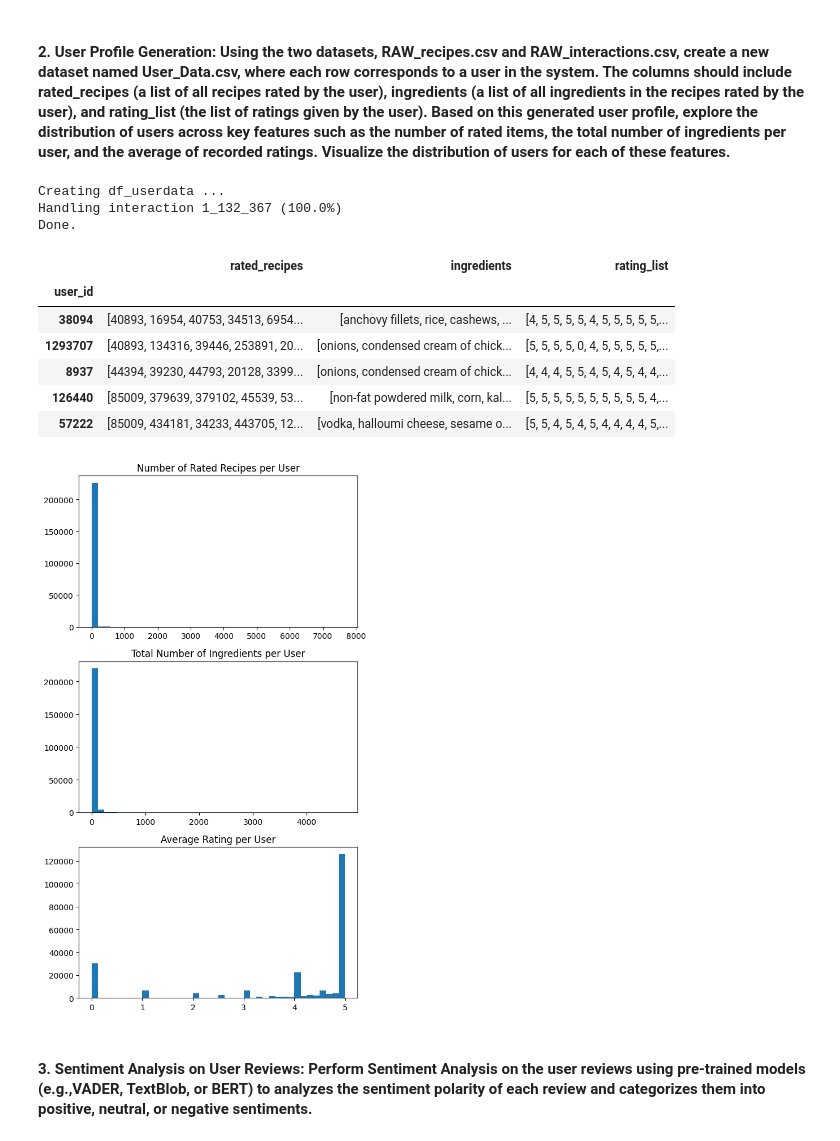
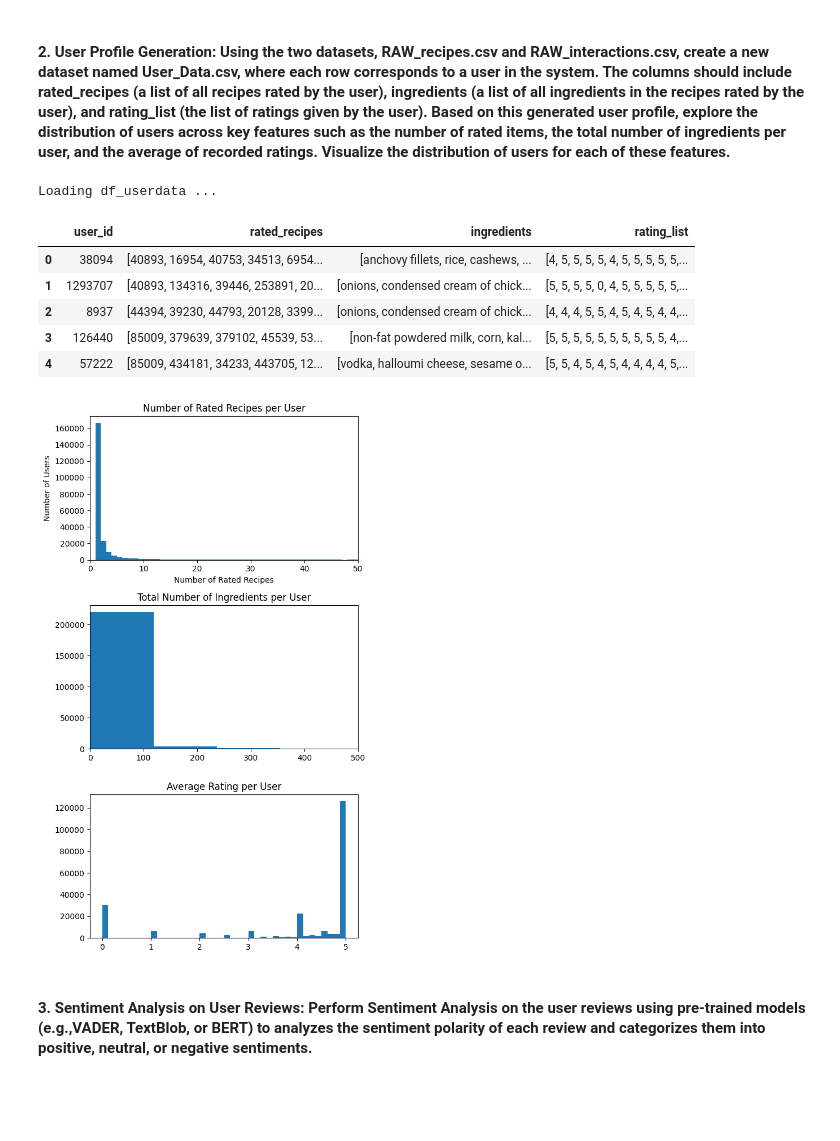
Before and after one commit to MattThePerson/NLP_Project_2024, a Jupyter notebook: pau_notebook.ipynb, the cells around one changed output. Saved outputs shown, nothing was run; the diff lists cells and outputs as text; code cells hidden in the pictures; blank space fills up the shorter version.

```diff
--- a/pau_notebook.ipynb
+++ b/pau_notebook.ipynb
@@ -75,6 +75,7 @@ for i, key in enumerate(['n_tags', 'n_ingredients', 'n_steps']):
     ax[i].hist(df_recipes[key], bins=40)
     ax[i].set_title(f'Distribution of {key.replace("_", " ").capitalize()}')
     ax[i].set_xlabel(key)
+    ax[i].set_xlim([0,50])
     ax[i].set_ylabel('Number of Recipes')
 plt.tight_layout()
 plt.show()
@@ -115,35 +116,36 @@ else:
     df_userdata = pd.read_csv(userdata_fn, converters=converters)
 df_userdata.head()
 # %% [output]
-Creating df_userdata ...
-Handling interaction 1_132_367 (100.0%)
-Done.
+Loading df_userdata ...
-|  | rated_recipes | ingredients | rating_list |
-| user_id |  |  |  |
-| 38094 | [40893, 16954, 40753, 34513, 6954... | [anchovy fillets, rice, cashews, ... | [4, 5, 5, 5, 5, 4, 5, 5, 5, 5, 5,... |
-| 1293707 | [40893, 134316, 39446, 253891, 20... | [onions, condensed cream of chick... | [5, 5, 5, 5, 0, 4, 5, 5, 5, 5, 5,... |
-| 8937 | [44394, 39230, 44793, 20128, 3399... | [onions, condensed cream of chick... | [4, 4, 4, 5, 5, 4, 5, 4, 5, 4, 4,... |
-| 126440 | [85009, 379639, 379102, 45539, 53... | [non-fat powdered milk, corn, kal... | [5, 5, 5, 5, 5, 5, 5, 5, 5, 5, 4,... |
-| 57222 | [85009, 434181, 34233, 443705, 12... | [vodka, halloumi cheese, sesame o... | [5, 5, 4, 5, 4, 5, 4, 4, 4, 4, 5,... |
+|  | user_id | rated_recipes | ingredients | rating_list |
+| 0 | 38094 | [40893, 16954, 40753, 34513, 6954... | [anchovy fillets, rice, cashews, ... | [4, 5, 5, 5, 5, 4, 5, 5, 5, 5, 5,... |
+| 1 | 1293707 | [40893, 134316, 39446, 253891, 20... | [onions, condensed cream of chick... | [5, 5, 5, 5, 0, 4, 5, 5, 5, 5, 5,... |
+| 2 | 8937 | [44394, 39230, 44793, 20128, 3399... | [onions, condensed cream of chick... | [4, 4, 4, 5, 5, 4, 5, 4, 5, 4, 4,... |
+| 3 | 126440 | [85009, 379639, 379102, 45539, 53... | [non-fat powdered milk, corn, kal... | [5, 5, 5, 5, 5, 5, 5, 5, 5, 5, 4,... |
+| 4 | 57222 | [85009, 434181, 34233, 443705, 12... | [vodka, halloumi cheese, sesame o... | [5, 5, 4, 5, 4, 5, 4, 4, 4, 4, 5,... |
 # %%
 fig, ax = plt.subplots(3, 1, figsize=(6, 10))
 
-# Distribution of number of rated recipes per user
-ax[0].hist(df_userdata['rated_recipes'].apply(len), bins=40)
+# Plot histogram without density, focus on main distribution, and add labels
+ax[0].hist(df_userdata['rated_recipes'].apply(len), bins=50, range=(0, 50))  # Use range to limit x-axis in histogram itself
 ax[0].set_title('Number of Rated Recipes per User')
+ax[0].set_xlim([0, 50])  # Limiting x-axis to 0-50 to capture main distribution
+ax[0].set_xlabel('Number of Rated Recipes')
+ax[0].set_ylabel('Number of Users')
 
 # Distribution of total number of ingredients per user
 ax[1].hist(df_userdata['ingredients'].apply(len), bins=40)
 ax[1].set_title('Total Number of Ingredients per User')
+ax[1].set_xlim([0,500])
 
 # Distribution of average user ratings
 ax[2].hist(df_userdata['rating_list'].apply(lambda x: sum(x)/len(x) if len(x) > 0 else 0), bins=40)
 ax[2].set_title('Average Rating per User')
 
 plt.tight_layout()
 plt.show()
 # %% [output]
-[figure, old version]
+[figure, new version]
 # %% [markdown]
 #### 3. Sentiment Analysis on User Reviews: Perform Sentiment Analysis on the user reviews using pre-trained models (e.g.,VADER, TextBlob, or BERT) to analyzes the sentiment polarity of each review and categorizes them into positive, neutral, or negative sentiments.
 # %%
```
Also changed, not shown: parts of 9 cells of this notebook.
